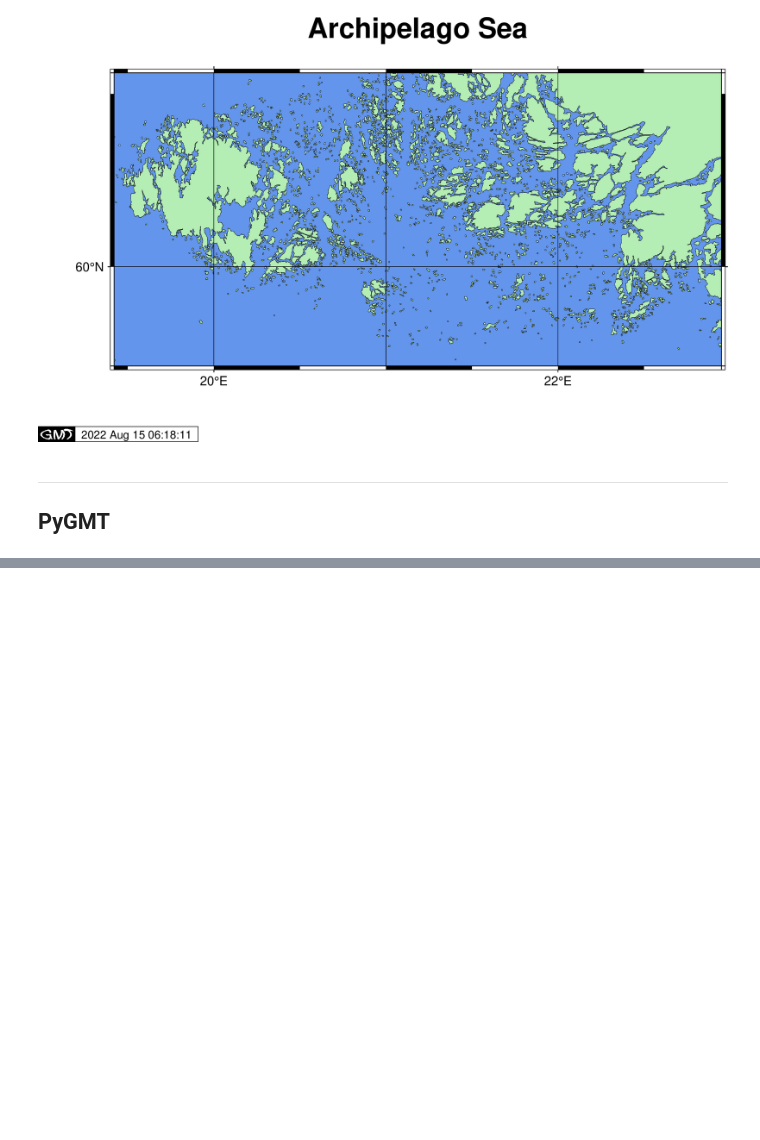
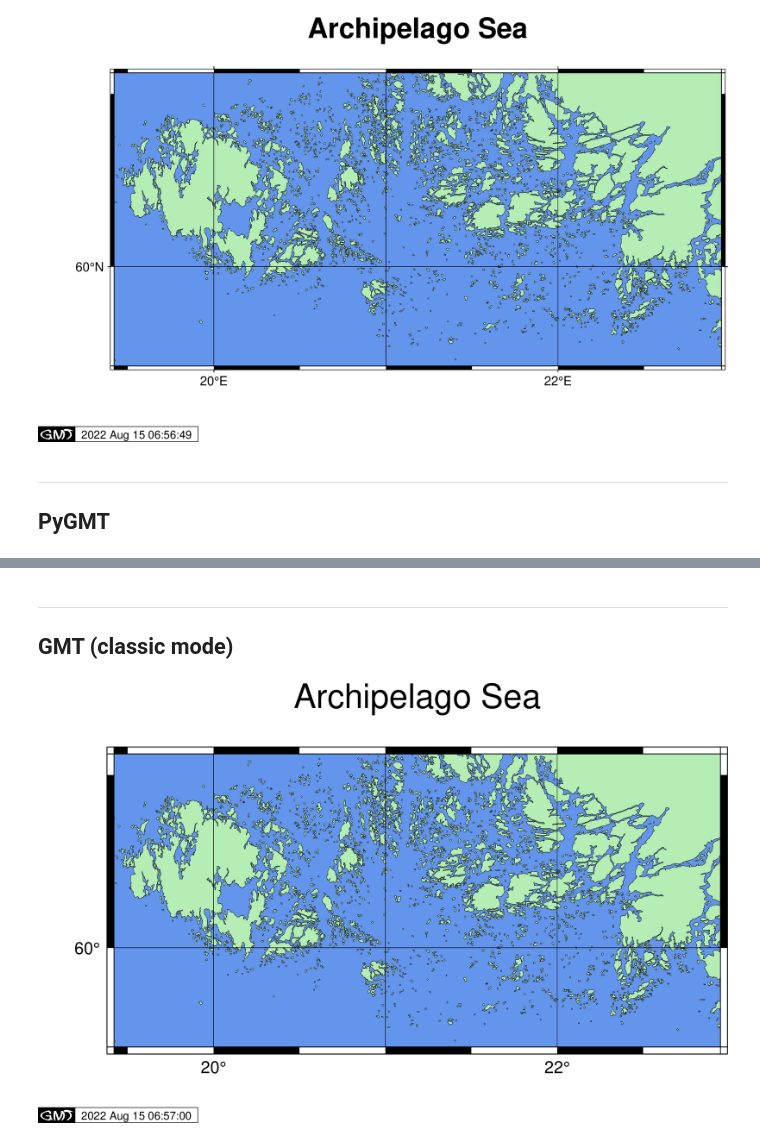
Before and after one commit to whyjz/GMT-tutorials, a Jupyter notebook: docs/main/making_first_map/archi_sea.ipynb, the cells around one changed output, grey strips where cells are left out. Saved outputs shown, nothing was run; the diff lists cells and outputs as text; code cells hidden in the pictures; blank space fills up the shorter version.

Commit message:
Update figures for making_first_map

```diff
--- a/docs/main/making_first_map/archi_sea.ipynb
+++ b/docs/main/making_first_map/archi_sea.ipynb
@@ -68,3 +31,7 @@ fig.show()
 [figure]
 # %%
 fig.savefig('archi_sea_pygmt.png')
+# %% [markdown]
+----
+
+## GMT (classic mode)
@@ -70,0 +42,5 @@ fig.savefig('archi_sea_pygmt.png')
+# %%
+from IPython.display import Image
+Image('archi_sea_classic.png')
+# %% [output]
+[figure, added]
```
Also changed, not shown: parts of 5 cells of this notebook, 17 other files.
